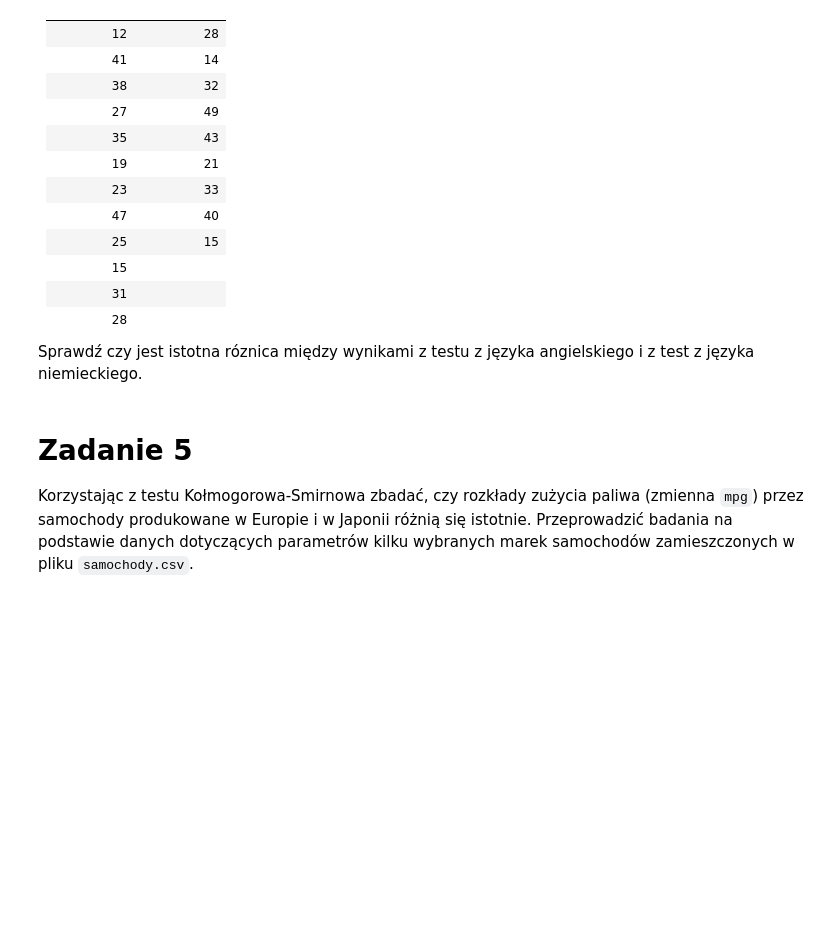
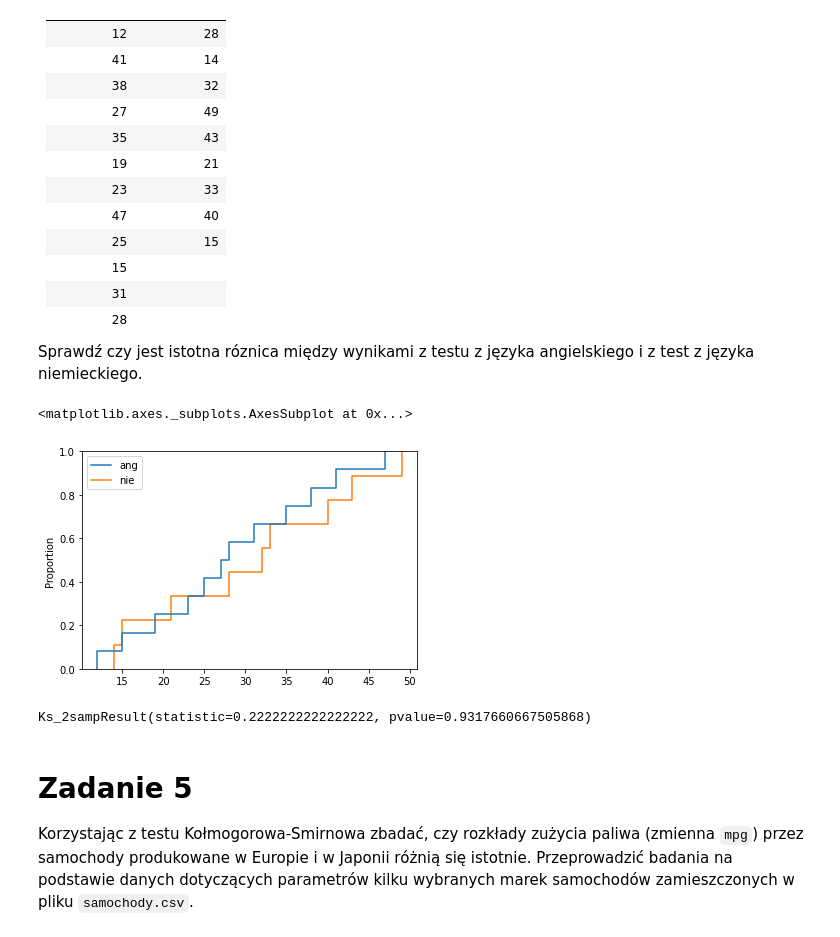
Before and after one commit to mdabrowski-phd/ds250223_regression, a Jupyter notebook: workshops/01_statystyka/01_testy_zgodnosci.ipynb, the cells around one changed output. Saved outputs shown, nothing was run; the diff lists cells and outputs as text; code cells hidden in the pictures; blank space fills up the shorter version.

```diff
--- a/workshops/01_statystyka/01_testy_zgodnosci.ipynb
+++ b/workshops/01_statystyka/01_testy_zgodnosci.ipynb
@@ -152,6 +227,20 @@ Sprawdź czy jest istotna róznica między wynikami z testu z języka angielskie
 # %%
 ang = np.array([12,41,38,27,35,19,23,47,25,15,31,28])
 nie = np.array([28,14,32,49,43,21,33,40,15])
+# %%
+ang_nie = np.concatenate((ang,nie))
+label = np.concatenate((np.repeat('ang',len(ang)),np.repeat('nie',len(nie))))
+# %%
+#porownajmy ich dystrybuanty empiryczne, na oko bardzo do siebie zbliżone
+sns.ecdfplot(x=ang_nie,hue = label)
+# %% [output]
+<matplotlib.axes._subplots.AxesSubplot at 0x...>
+[figure, added]
+# %%
+stats.ks_2samp(data1 = ang,data2 = nie)
+#duże p-val -> nie odrzucamy H0 -> wyniki z obu testów są porównywalne
+# %% [output]
+Ks_2sampResult(statistic=0.2222222222222222, pvalue=0.9317660667505868)
 # %% [markdown]
 # Zadanie 5
 Korzystając z testu Kołmogorowa-Smirnowa zbadać, czy rozkłady zużycia paliwa (zmienna `mpg`) przez samochody produkowane w Europie i w Japonii różnią się istotnie. Przeprowadzić badania na podstawie danych dotyczących parametrów kilku wybranych marek samochodów zamieszczonych w pliku `samochody.csv`.
```
Also changed, not shown: parts of 21 cells of this notebook, 2 other files.
